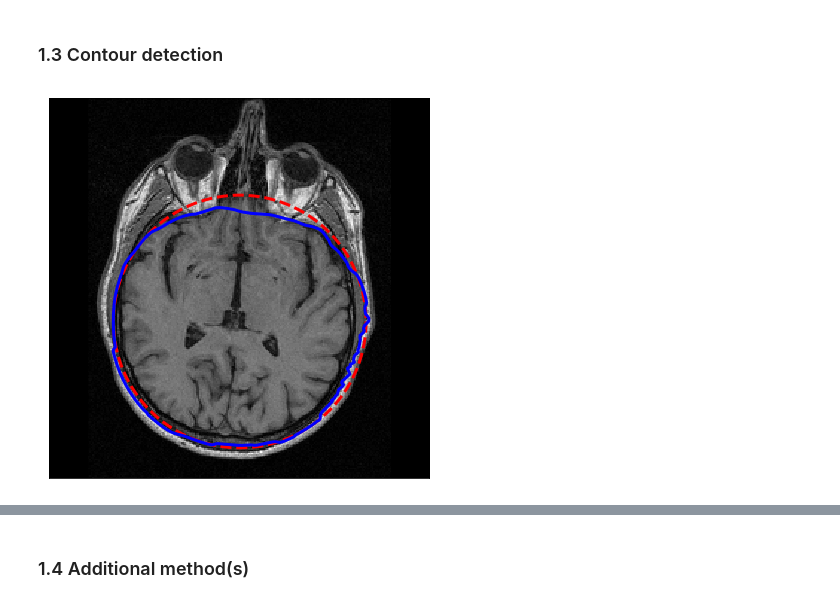
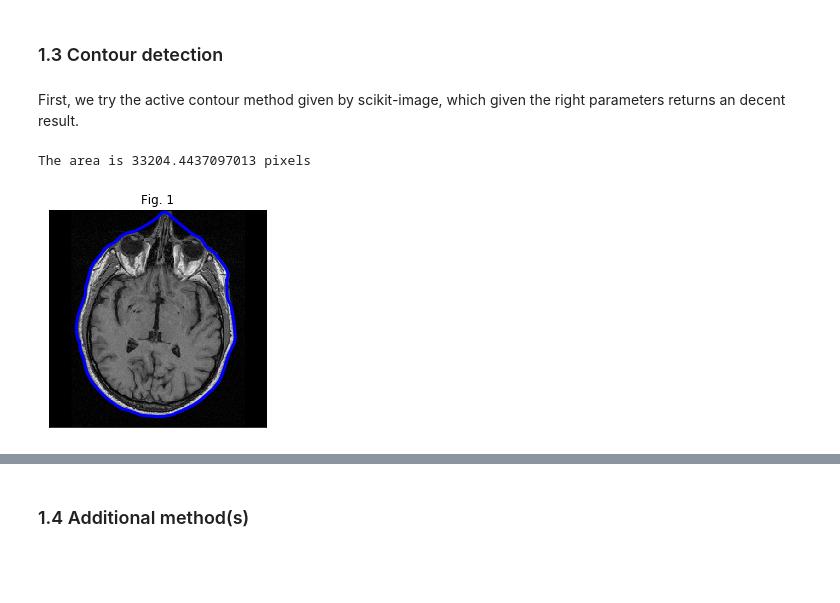
Before and after one commit to oganesManasian/Image-analysis-and-pattern-recognition, a Jupyter notebook: labs/lab_01_segmentation.ipynb, the cells around one changed output, grey strips where cells are left out. Saved outputs shown, nothing was run; the diff lists cells and outputs as text; code cells hidden in the pictures; blank space fills up the shorter version.

```diff
--- a/labs/lab_01_segmentation.ipynb
+++ b/labs/lab_01_segmentation.ipynb
@@ -232,25 +232,31 @@ for i in range(len(masks)):
 As we can see combination of methods: Double Threshold + closing + median - worked quite good.
 # %% [markdown]
 ### 1.3 Contour detection
+# %% [markdown]
+First, we try the active contour method given by scikit-image, which given the right parameters returns an decent result.
 # %%
 s = np.linspace(0, 2*np.pi, 400)
-r = 150 + 85*np.sin(s)
-c = 128 + 85*np.cos(s)
+r = 122 + 121*np.sin(s)
+c = 128 + 100*np.cos(s)
 init = np.array([r, c]).T
 
 snake = active_contour(median(brain_im, disk(2)),
                        init,
-                       alpha=0.5, # Snake length shape parameter. Higher values makes snake contract faster.
-                       beta=0, # Snake smoothness shape parameter. Higher values makes snake smoother
-                       gamma=0.001, # Explicit time stepping parameter.
+                       alpha=0.01, # Snake length shape parameter. Higher values makes snake contract faster.
+                       beta=0.1, # Snake smoothness shape parameter. Higher values makes snake smoother
+                       gamma=0.05, # Explicit time stepping parameter.
                        coordinates='rc')
 
-fig, ax = plt.subplots(figsize=(7, 7))
+print("The area is {} pixels".format(area(snake)))
+
+fig, ax = plt.subplots(figsize=(4, 4))
 ax.imshow(brain_im, cmap='gray')
-ax.plot(init[:, 1], init[:, 0], '--r', lw=3)
+# ax.plot(init[:, 1], init[:, 0], '--r', lw=3)
 ax.plot(snake[:, 1], snake[:, 0], '-b', lw=3)
 ax.set_xticks([]), ax.set_yticks([])
+ax.set_title("Fig. 1")
 
 plt.show()
 # %% [output]
+The area is 33204.4437097013 pixels
-[figure, old version]
+[figure, new version]
```
Also changed, not shown: parts of 37 cells of this notebook.
